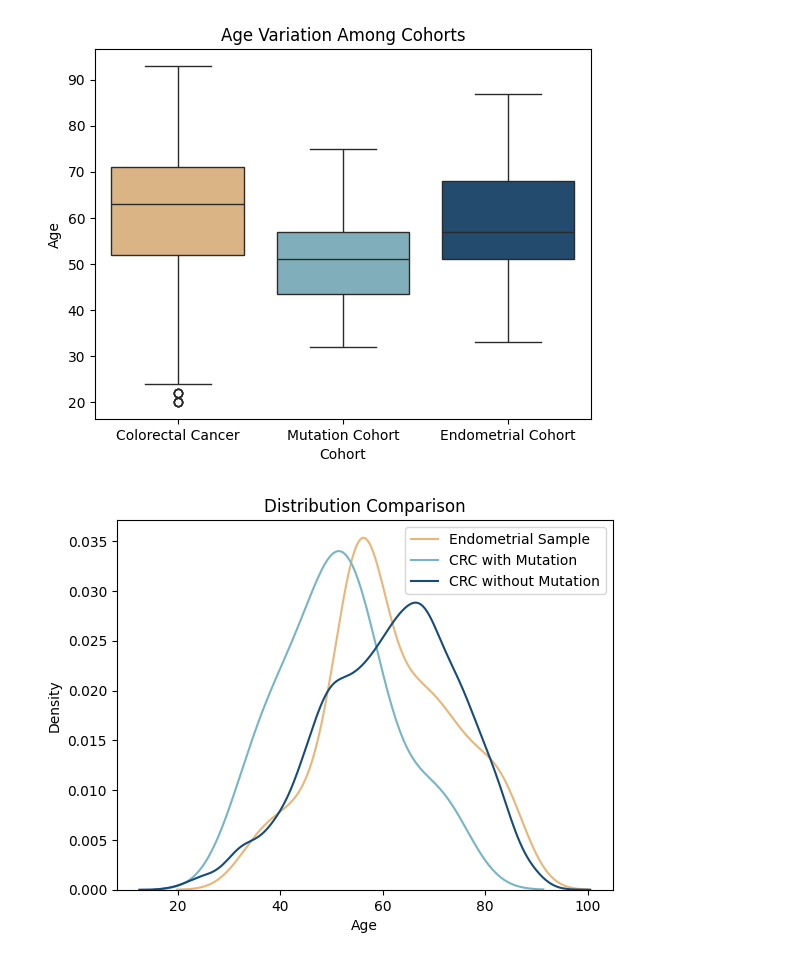
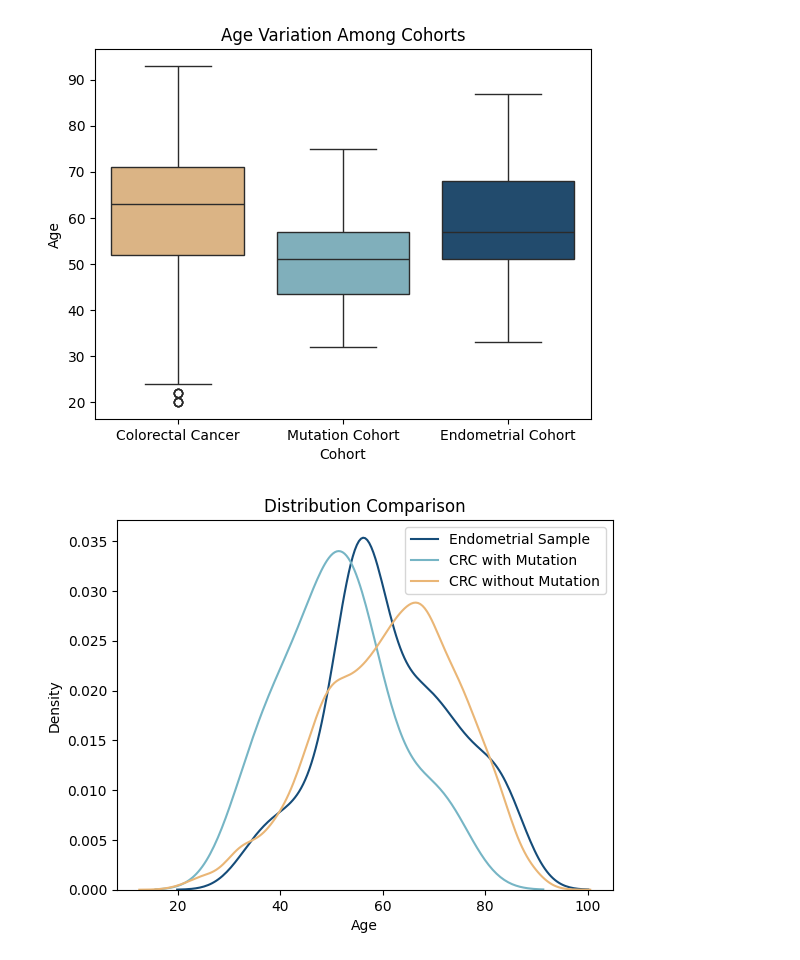
Before and after one commit to fredwdickinson/rscam-g6, a Jupyter notebook: Notebooks/nullcohort.ipynb, the cells around one changed output. Drawn from its saved outputs; the diff is of its cells as text; code cells hidden in the pictures.

```diff
--- a/Notebooks/nullcohort.ipynb
+++ b/Notebooks/nullcohort.ipynb
@@ -145,7 +145,7 @@ Choosing a random sample such that the mean age is similar against the entire CR
 # %%
 sample_size = 200
 target_mean = np.mean(clean_crc["Age"].tolist())
-eps = 10e-2
+eps = 10e-1
 
 while True:
     sample1 = clean_endo.sample(sample_size)
@@ -154,11 +154,4 @@ while True:
 
 print(f"The sample mean for endometrial cancer is {np.mean(sample1["Age"].tolist())}")
 print(f"The mean of the entire colorectal cancer cohort is {target_mean}")
-
-# while True:
-#     sample2 = clean_pancreas.sample(sample_size)
-#     if abs(np.mean(sample2["Age"].tolist()) - target_mean) < eps:
-#         break
-
-# print(f"The sample mean for pancreatic cancer is {np.mean(sample2["Age"].tolist())}")
 # %% [output]
@@ -209,12 +226,12 @@ plt.show()
 # %% [output]
 [figure]
 # %%
-sns.kdeplot(sample1["Age"],label="Endometrial Sample", color = colours[3])
+sns.kdeplot(sample1["Age"],label="Endometrial Sample", color = colours[5])
 sns.kdeplot(mutation_crc["Age"], label="CRC with Mutation", color = colours[4])
-sns.kdeplot(clean_crc["Age"], label="CRC without Mutation", color = colours[5])
+sns.kdeplot(clean_crc["Age"], label="CRC without Mutation", color = colours[3])
 
 plt.legend()
 plt.title("Distribution Comparison")
 plt.show()
 # %% [output]
-[figure, old version]
+[figure, new version]
```
Also changed, not shown: parts of 5 cells of this notebook.
